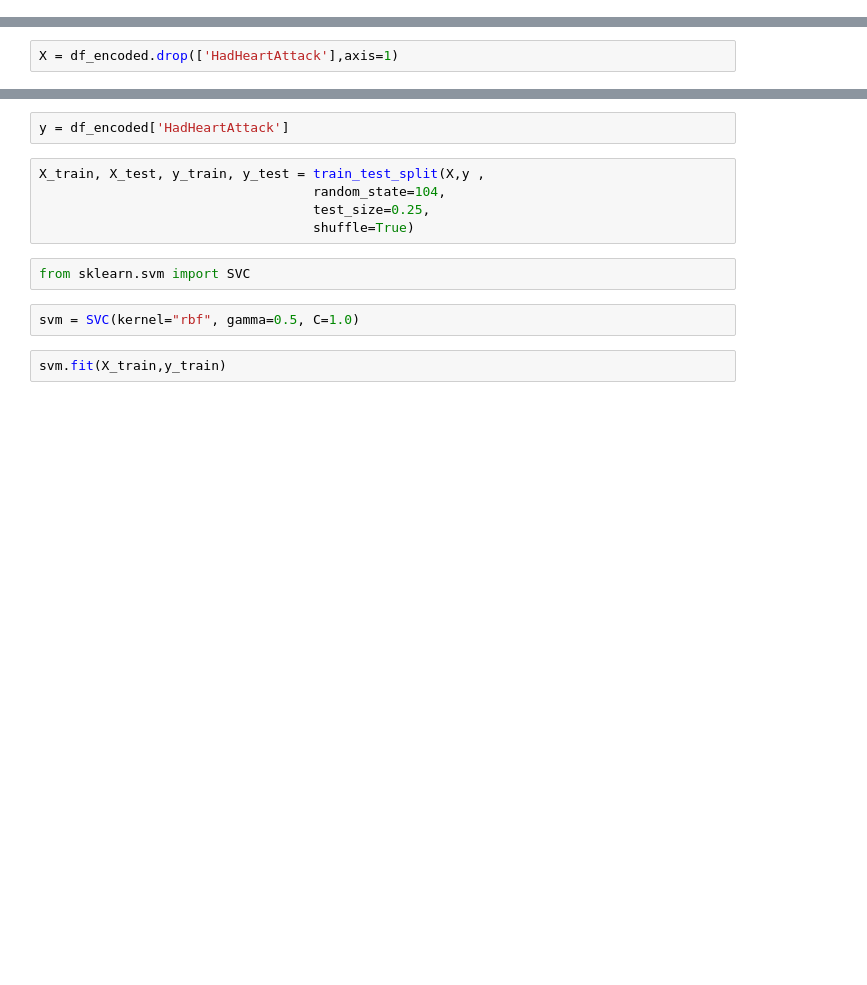
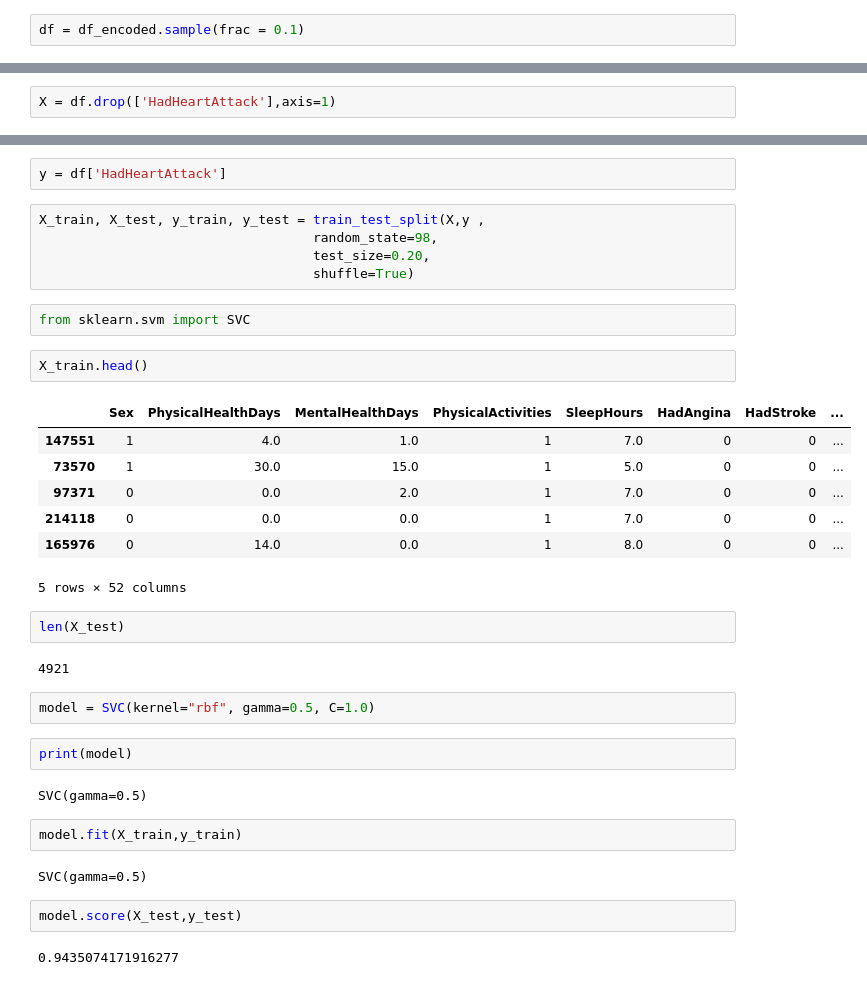
Before and after one commit to ramashish786/heart_disease_detection_using_ML, a Jupyter notebook: model preparation.ipynb, the cells around one changed output, grey strips where cells are left out. Saved outputs shown, nothing was run; the diff lists cells and outputs as text; blank space fills up the shorter version.

Commit message:
Updated Model

```diff
--- a/model preparation.ipynb
+++ b/model preparation.ipynb
@@ -235,0 +337,2 @@ df_encoded.shape
+# %%
+df = df_encoded.sample(frac = 0.1)
@@ -236,2 +349,2 @@ df_encoded.shape
 # %%
-X = df_encoded.drop(['HadHeartAttack'],axis=1)
+X = df.drop(['HadHeartAttack'],axis=1)
@@ -238,14 +355,38 @@ X = df_encoded.drop(['HadHeartAttack'],axis=1)
 # %%
-y = df_encoded['HadHeartAttack']
+y = df['HadHeartAttack']
 # %%
 X_train, X_test, y_train, y_test = train_test_split(X,y ,
-                                   random_state=104,
-                                   test_size=0.25,
+                                   random_state=98,
+                                   test_size=0.20,
                                    shuffle=True)
 # %%
 from sklearn.svm import SVC
+# %%
+X_train.head()
+# %% [output]
+|  | Sex | PhysicalHealthDays | MentalHealthDays | PhysicalActivities | SleepHours | HadAngina | HadStroke | ... |
+| 147551 | 1 | 4.0 | 1.0 | 1 | 7.0 | 0 | 0 | ... |
+| 73570 | 1 | 30.0 | 15.0 | 1 | 5.0 | 0 | 0 | ... |
+| 97371 | 0 | 0.0 | 2.0 | 1 | 7.0 | 0 | 0 | ... |
+| 214118 | 0 | 0.0 | 0.0 | 1 | 7.0 | 0 | 0 | ... |
+| 165976 | 0 | 14.0 | 0.0 | 1 | 8.0 | 0 | 0 | ... |
+5 rows × 52 columns
+# %%
+len(X_test)
+# %% [output]
+4921
 # %%
-svm = SVC(kernel="rbf", gamma=0.5, C=1.0)
+model = SVC(kernel="rbf", gamma=0.5, C=1.0)
+# %%
+print(model)
+# %% [output]
+SVC(gamma=0.5)
 # %%
-svm.fit(X_train,y_train)
+model.fit(X_train,y_train)
+# %% [output]
+SVC(gamma=0.5)
+# %%
+model.score(X_test,y_test)
+# %% [output]
+0.9435074171916277
 # %%
```
Also changed, not shown: parts of 37 cells of this notebook.
